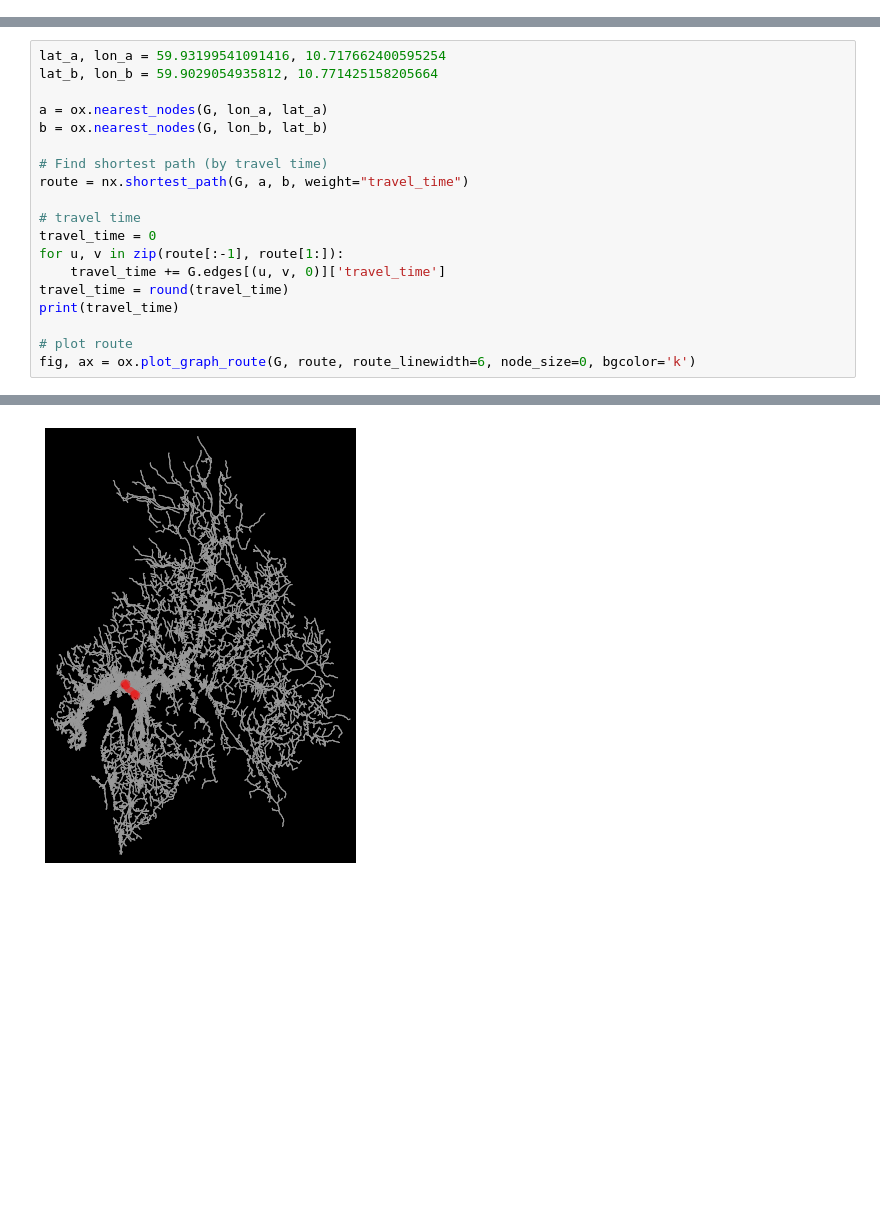
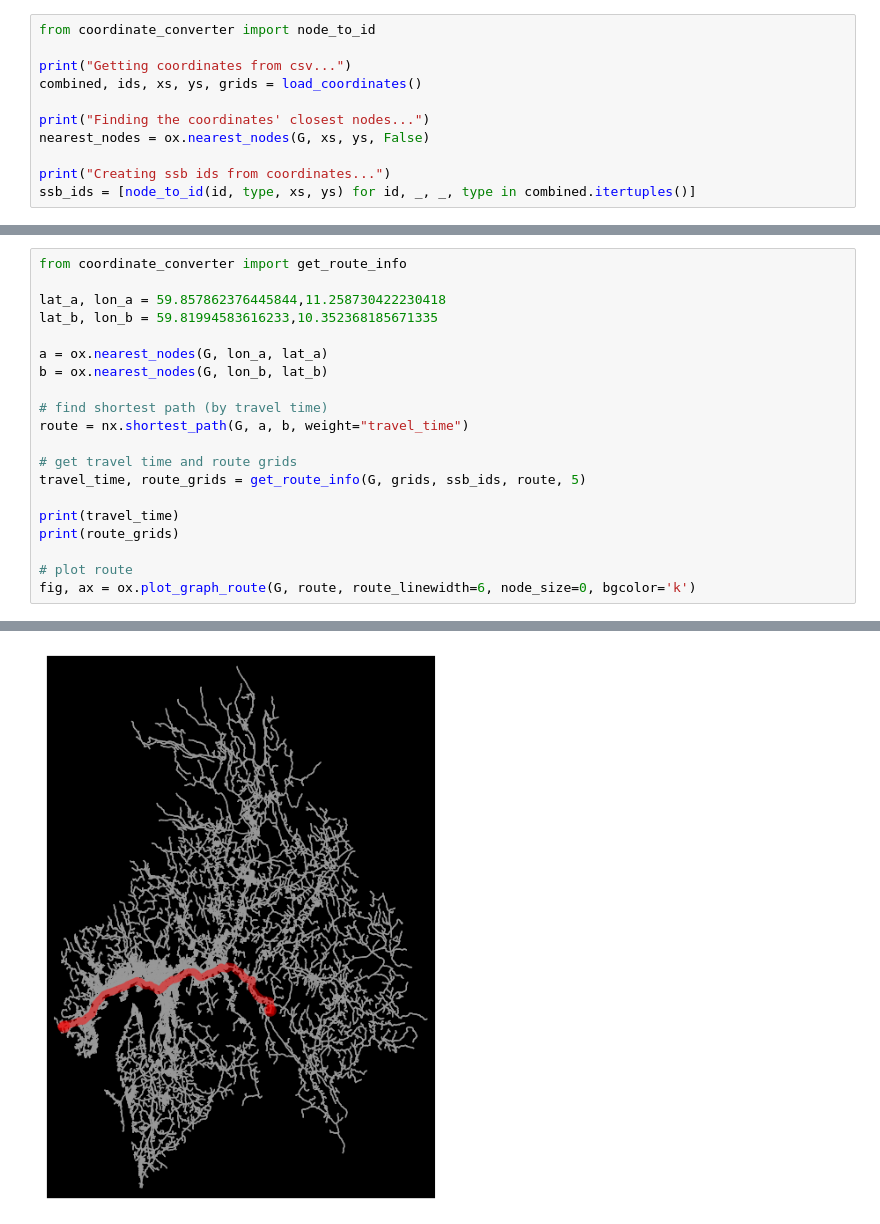
Before and after one commit to erikmoh/ambulance-optimization, a Jupyter notebook: scripts/shortest_path.ipynb, the cells around one changed output, grey strips where cells are left out. Saved outputs shown, nothing was run; the diff lists cells and outputs as text; blank space fills up the shorter version.

Commit message:
cleanup od path matrix scripts

```diff
--- a/scripts/shortest_path.ipynb
+++ b/scripts/shortest_path.ipynb
@@ -43,0 +67,11 @@ Plotting graph...
+# %%
+from coordinate_converter import node_to_id
+
+print("Getting coordinates from csv...")
+combined, ids, xs, ys, grids = load_coordinates()
+
+print("Finding the coordinates' closest nodes...")
+nearest_nodes = ox.nearest_nodes(G, xs, ys, False)
+
+print("Creating ssb ids from coordinates...")
+ssb_ids = [node_to_id(id, type, xs, ys) for id, _, _, type in combined.itertuples()]
@@ -44,19 +82,20 @@ Plotting graph...
 # %%
-lat_a, lon_a = 59.93199541091416, 10.717662400595254
-lat_b, lon_b = 59.9029054935812, 10.771425158205664
+from coordinate_converter import get_route_info
+
+lat_a, lon_a = 59.857862376445844,11.258730422230418
+lat_b, lon_b = 59.81994583616233,10.352368185671335
 
 a = ox.nearest_nodes(G, lon_a, lat_a)
 b = ox.nearest_nodes(G, lon_b, lat_b)
 
-# Find shortest path (by travel time)
+# find shortest path (by travel time)
 route = nx.shortest_path(G, a, b, weight="travel_time")
 
-# travel time
-travel_time = 0
-for u, v in zip(route[:-1], route[1:]):
-    travel_time += G.edges[(u, v, 0)]['travel_time']
-travel_time = round(travel_time)
+# get travel time and route grids
+travel_time, route_grids = get_route_info(G, grids, ssb_ids, route, 5)
+
 print(travel_time)
+print(route_grids)
 
 # plot route
 fig, ax = ox.plot_graph_route(G, route, route_linewidth=6, node_size=0, bgcolor='k')
@@ -65 +105 @@ fig, ax = ox.plot_graph_route(G, route, route_linewidth=6, node_size=0, bgcolor=
-[figure, old version]
+[figure, new version]
```
Also changed, not shown: parts of 4 cells of this notebook, 6 other files.
